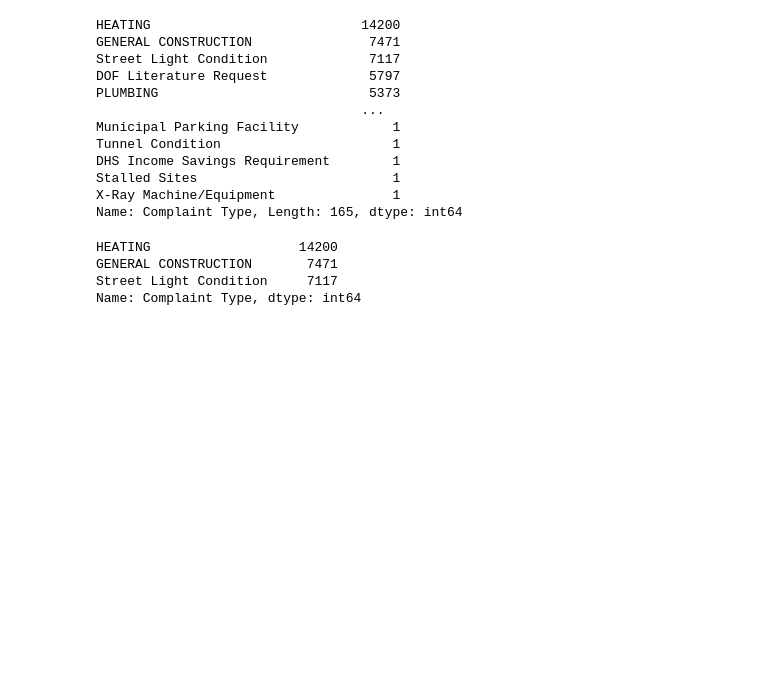
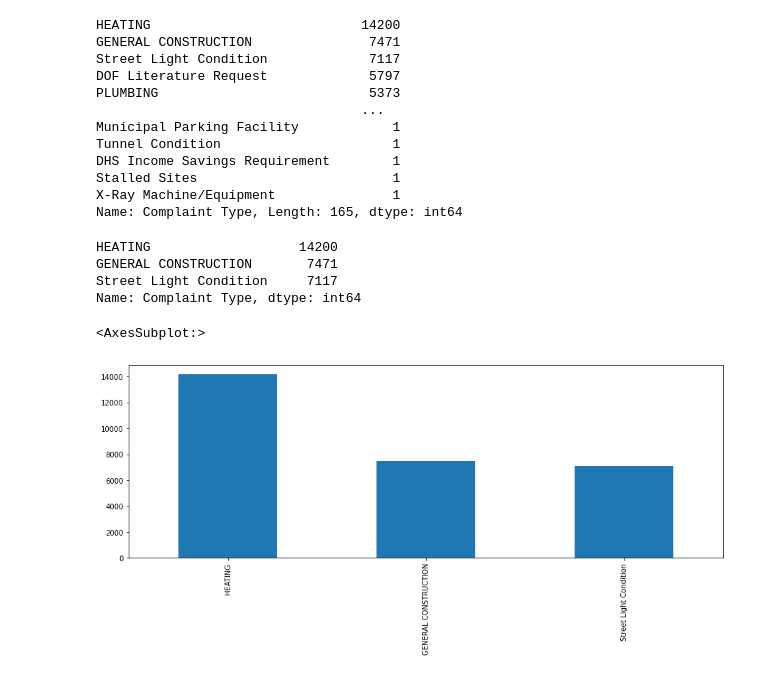
Before and after one commit to aa-ag/pcb, a Jupyter notebook: 2.SELECTING_AND_FINDING_DESIRED_DATA.ipynb, the cells around one changed output. Saved outputs shown, nothing was run; the diff lists cells and outputs as text; code cells hidden in the pictures; blank space fills up the shorter version.

Commit message:
added bar-plot of three most common complaints in data set

```diff
--- a/2.SELECTING_AND_FINDING_DESIRED_DATA.ipynb
+++ b/2.SELECTING_AND_FINDING_DESIRED_DATA.ipynb
@@ -67,3 +67,8 @@ HEATING                   14200
 GENERAL CONSTRUCTION       7471
 Street Light Condition     7117
 Name: Complaint Type, dtype: int64
+# %%
+complaint_counts[:3].plot(kind='bar')
+# %% [output]
+<AxesSubplot:>
+[figure, added]
```
